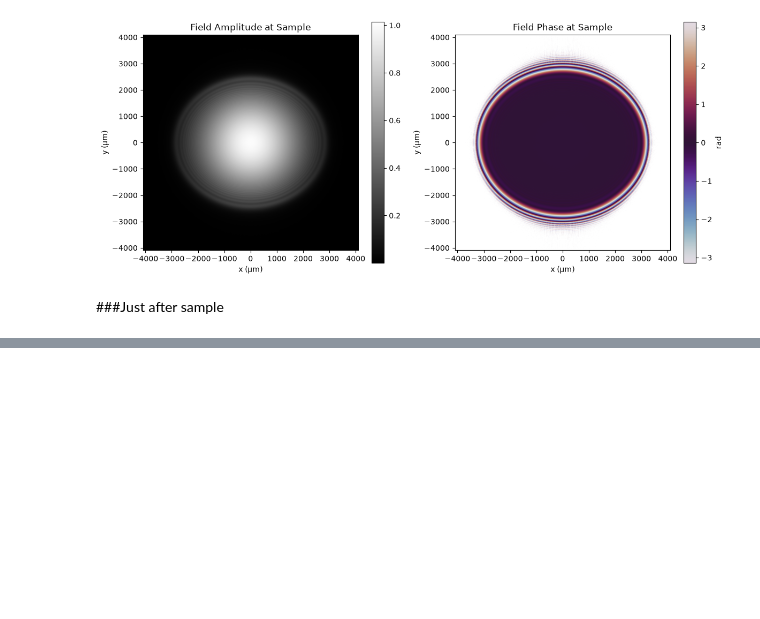
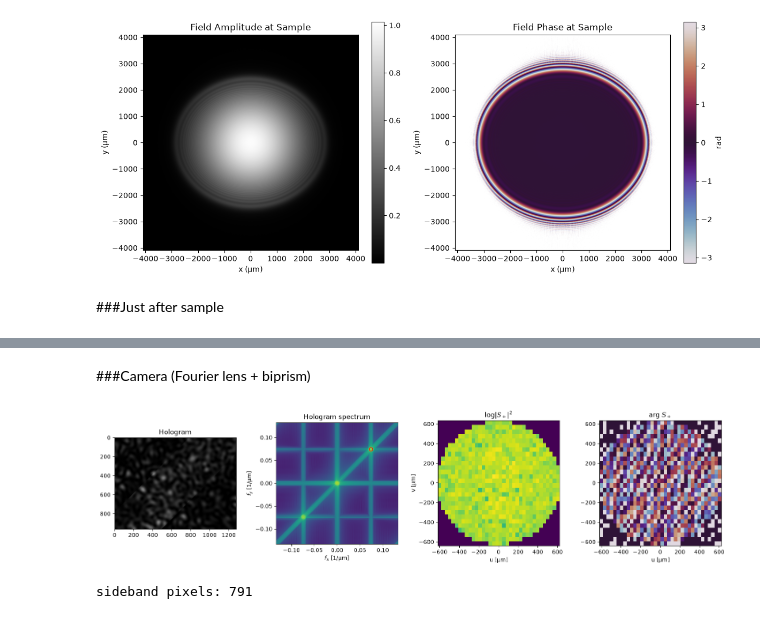
Before and after one commit to Andrecs05/Simulation_BioTissue_FBDHS, a Jupyter notebook: DHS instrument/code/per_surface_analysis.ipynb, the cells around one changed output, grey strips where cells are left out. Saved outputs shown, nothing was run; the diff lists cells and outputs as text; code cells hidden in the pictures; blank space fills up the shorter version.

```diff
--- a/DHS instrument/code/per_surface_analysis.ipynb
+++ b/DHS instrument/code/per_surface_analysis.ipynb
@@ -93,0 +112,52 @@ plot_field(U_after, Xc, Yc, 'after Sample', z=z_M1 + z_sample, lam=central_lam)
+# %% [markdown]
+###Camera (Fourier lens + biprism)
+# %%
+from collection import camera_hologram
+from matplotlib.patches import Circle
+
+f2 = 200e3
+theta = 0.51 * np.radians(5)
+d_B = 20e3
+p = 3.75
+xc = (np.arange(1280) - 640) * p
+yc = (np.arange(960) - 480) * p
+Lambda = central_lam / (2 * theta)
+I = camera_hologram(U_IP, Xi, Yi, central_lam, f2, xc, yc, theta, d_B)
+
+# Spectrum of the hologram and its frequency axes [1/µm]
+F = np.fft.fftshift(np.fft.fft2(I - I.mean()))
+fx = np.fft.fftshift(np.fft.fftfreq(I.shape[1], p))
+fy = np.fft.fftshift(np.fft.fftfreq(I.shape[0], p))
+
+# Carrier along the biprism normal and the sideband radius
+c = np.array([np.cos(np.radians(45)), np.sin(np.radians(45))]) / Lambda
+r_sb = 1.3 * R_IP / (central_lam * f2)
+
+# Crop a box around the carrier, then mask it to a disk
+ix = np.abs(fx - c[0]) <= r_sb
+iy = np.abs(fy - c[1]) <= r_sb
+FX, FY = np.meshgrid(fx[ix], fy[iy])
+F_sb = F[np.ix_(iy, ix)] * (np.hypot(FX - c[0], FY - c[1]) <= r_sb)
+
+# Fourier-plane coordinates mapped back to image-plane µm: u = λ f2 (f - c)
+ext = central_lam * f2 * np.array([fx[ix][0] - c[0], fx[ix][-1] - c[0],
+                                   fy[iy][0] - c[1], fy[iy][-1] - c[1]])
+
+plt.figure(figsize=(16, 4.5))
+plt.subplot(1, 4, 1); plt.imshow(I, cmap='gray'); plt.title('Hologram')
+ax = plt.subplot(1, 4, 2)
+plt.imshow(np.log10(np.abs(F)**2 + 1e-12), origin='lower',
+           extent=[fx[0], fx[-1], fy[0], fy[-1]])
+ax.add_patch(Circle(c, r_sb, fill=False, color='r'))
+plt.xlabel(r'$f_x$ [1/µm]'); plt.ylabel(r'$f_y$ [1/µm]'); plt.title('Hologram spectrum')
+plt.subplot(1, 4, 3)
+plt.imshow(np.log10(np.abs(F_sb)**2 + 1e-12), origin='lower', extent=ext)
+plt.xlabel('u [µm]'); plt.ylabel('v [µm]'); plt.title(r'$\log|S_+|^2$')
+plt.subplot(1, 4, 4)
+plt.imshow(np.angle(F_sb), cmap='twilight', origin='lower', extent=ext)
+plt.xlabel('u [µm]'); plt.title(r'arg $S_+$')
+plt.tight_layout(); plt.show()
+print(f'sideband pixels: {np.count_nonzero(F_sb)}')
+# %% [output]
+[figure, added]
+sideband pixels: 791
```
Also changed, not shown: parts of 5 cells of this notebook, 5 other files.
